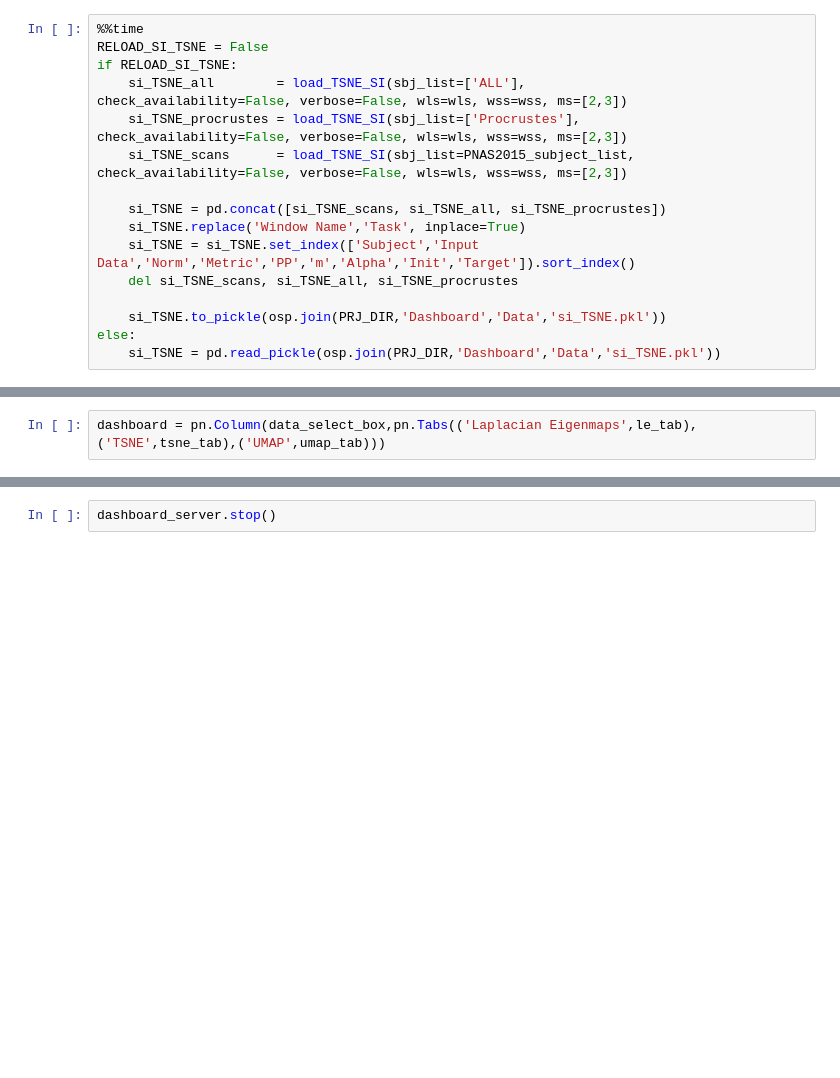
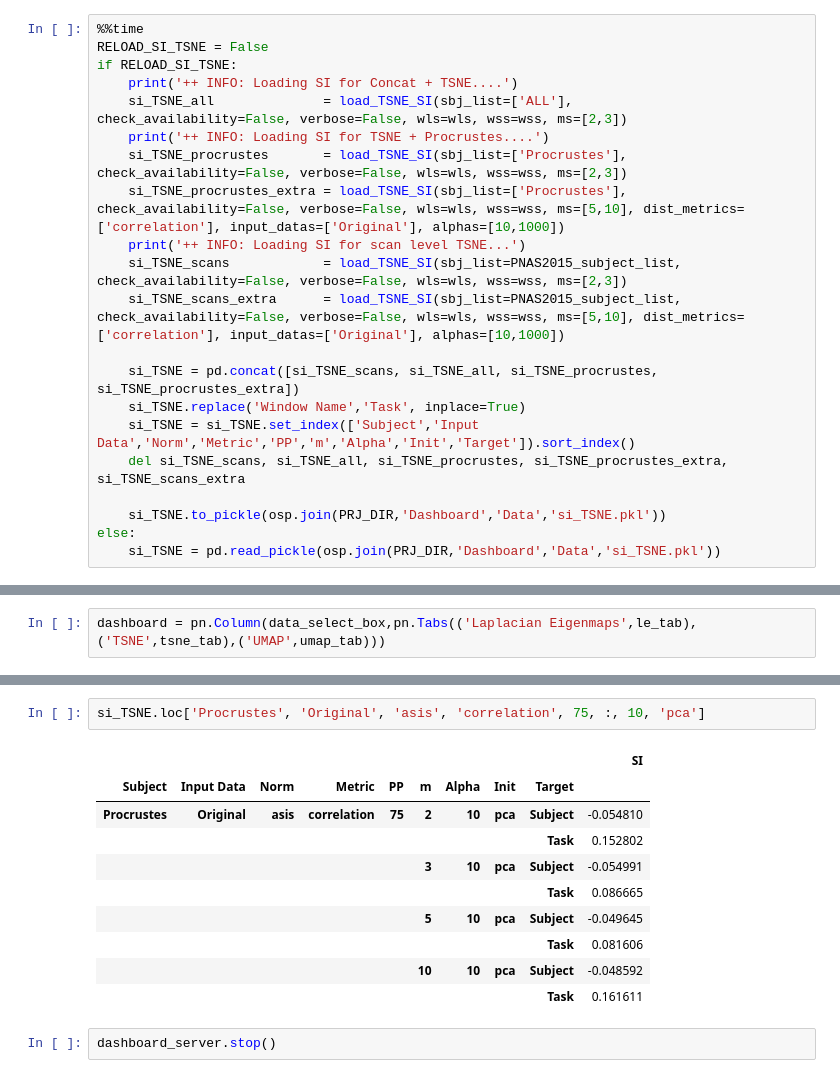
Before and after one commit to nimh-sfim/manifold_learning_fmri, a Jupyter notebook: Notebooks/Scan_Level_Results_GUI.ipynb, the cells around one changed output, grey strips where cells are left out. Cells and saved outputs as stored; diff of their text form; blank space fills up the shorter version.

Commit message:
Modifications to have m > 3 for TSNE

```diff
--- a/Notebooks/Scan_Level_Results_GUI.ipynb
+++ b/Notebooks/Scan_Level_Results_GUI.ipynb
@@ -386,14 +463,19 @@ umap_tab = pn.Column(pn.Row(umap_LEFT_col,umap_knn_plot_grid),umap_embs_row)
 %%time
 RELOAD_SI_TSNE = False
 if RELOAD_SI_TSNE:
-    si_TSNE_all        = load_TSNE_SI(sbj_list=['ALL'],               check_availability=False, verbose=False, wls=wls, wss=wss, ms=[2,3])
-    si_TSNE_procrustes = load_TSNE_SI(sbj_list=['Procrustes'],        check_availability=False, verbose=False, wls=wls, wss=wss, ms=[2,3])
-    si_TSNE_scans      = load_TSNE_SI(sbj_list=PNAS2015_subject_list, check_availability=False, verbose=False, wls=wls, wss=wss, ms=[2,3])
+    print('++ INFO: Loading SI for Concat + TSNE....')
+    si_TSNE_all              = load_TSNE_SI(sbj_list=['ALL'],               check_availability=False, verbose=False, wls=wls, wss=wss, ms=[2,3])
+    print('++ INFO: Loading SI for TSNE + Procrustes....')
+    si_TSNE_procrustes       = load_TSNE_SI(sbj_list=['Procrustes'],        check_availability=False, verbose=False, wls=wls, wss=wss, ms=[2,3])
+    si_TSNE_procrustes_extra = load_TSNE_SI(sbj_list=['Procrustes'],        check_availability=False, verbose=False, wls=wls, wss=wss, ms=[5,10], dist_metrics=['correlation'], input_datas=['Original'], alphas=[10,1000])
+    print('++ INFO: Loading SI for scan level TSNE...')
+    si_TSNE_scans            = load_TSNE_SI(sbj_list=PNAS2015_subject_list, check_availability=False, verbose=False, wls=wls, wss=wss, ms=[2,3])
+    si_TSNE_scans_extra      = load_TSNE_SI(sbj_list=PNAS2015_subject_list, check_availability=False, verbose=False, wls=wls, wss=wss, ms=[5,10], dist_metrics=['correlation'], input_datas=['Original'], alphas=[10,1000])
 
-    si_TSNE = pd.concat([si_TSNE_scans, si_TSNE_all, si_TSNE_procrustes])
+    si_TSNE = pd.concat([si_TSNE_scans, si_TSNE_all, si_TSNE_procrustes, si_TSNE_procrustes_extra])
     si_TSNE.replace('Window Name','Task', inplace=True)
     si_TSNE = si_TSNE.set_index(['Subject','Input Data','Norm','Metric','PP','m','Alpha','Init','Target']).sort_index()
-    del si_TSNE_scans, si_TSNE_all, si_TSNE_procrustes
+    del si_TSNE_scans, si_TSNE_all, si_TSNE_procrustes, si_TSNE_procrustes_extra, si_TSNE_scans_extra
 
     si_TSNE.to_pickle(osp.join(PRJ_DIR,'Dashboard','Data','si_TSNE.pkl'))
 else:
@@ -603,2 +770,15 @@ Launching server at http://localhost:38499
+# %%
+si_TSNE.loc['Procrustes', 'Original', 'asis', 'correlation', 75, :, 10, 'pca']
+# %% [output]
+|  |  |  |  |  |  |  |  |  | SI |
+| Subject | Input Data | Norm | Metric | PP | m | Alpha | Init | Target |  |
+| Procrustes | Original | asis | correlation | 75 | 2 | 10 | pca | Subject | -0.054810 |
+|  |  |  |  |  |  |  |  | Task | 0.152802 |
+|  |  |  |  |  | 3 | 10 | pca | Subject | -0.054991 |
+|  |  |  |  |  |  |  |  | Task | 0.086665 |
+|  |  |  |  |  | 5 | 10 | pca | Subject | -0.049645 |
+|  |  |  |  |  |  |  |  | Task | 0.081606 |
+|  |  |  |  |  | 10 | 10 | pca | Subject | -0.048592 |
+|  |  |  |  |  |  |  |  | Task | 0.161611 |
 # %%
 dashboard_server.stop()
```
Also changed, not shown: parts of 32 cells of this notebook, 1 other file.
